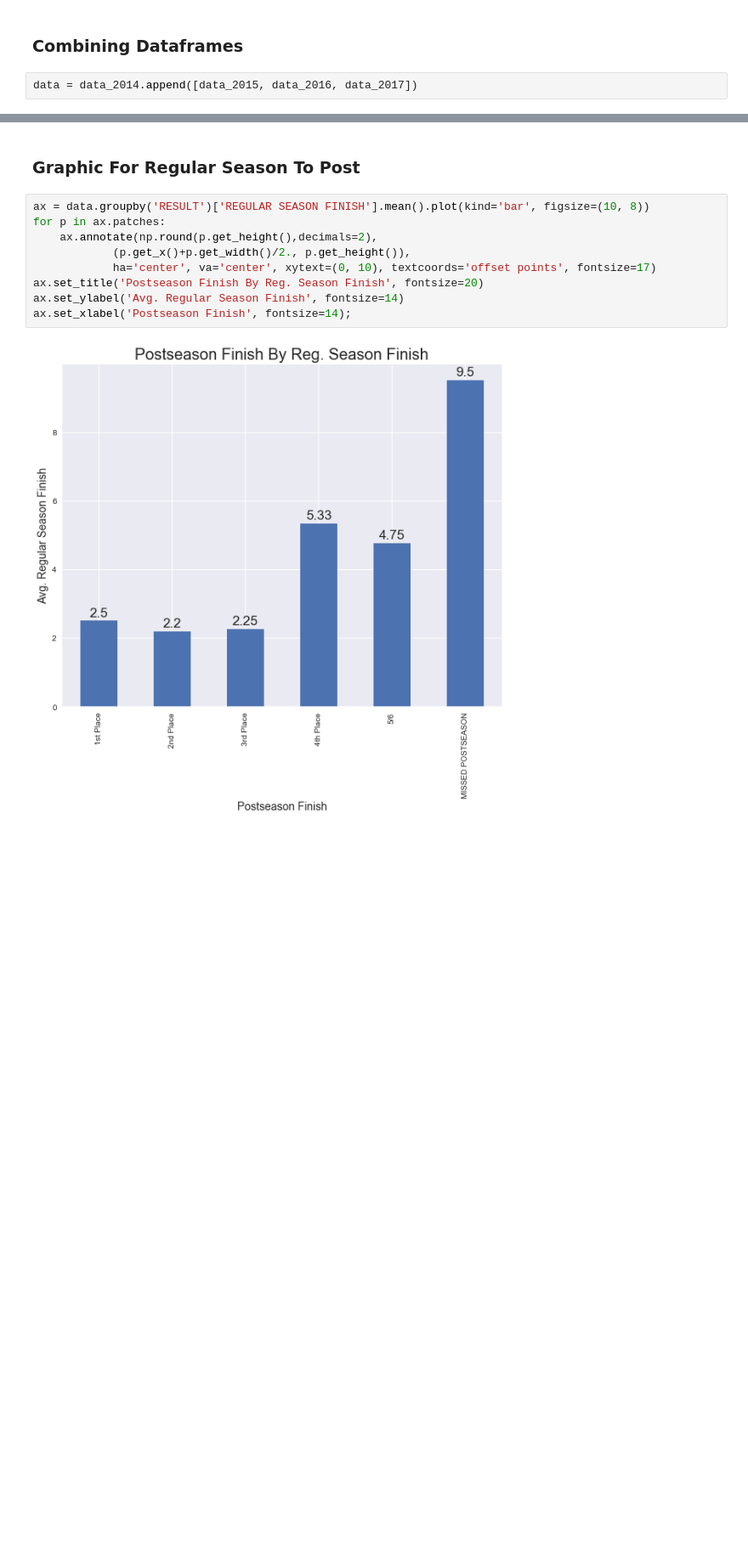
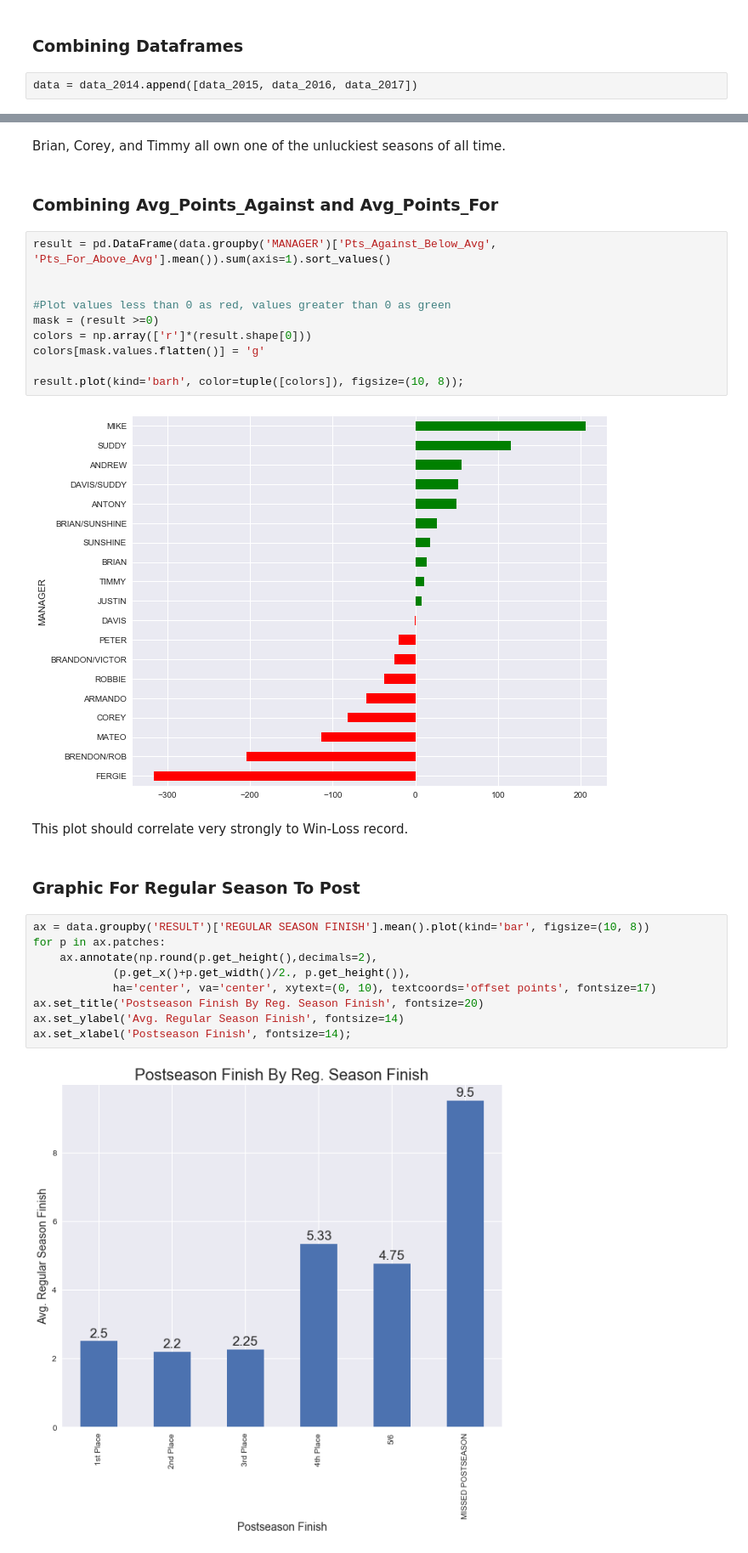
Before and after one commit to mikestef235/FF_owners, a Jupyter notebook: iPython_Notebooks/2018-2019 EOY Owner Rankings.ipynb, the cells around one changed output, grey strips where cells are left out. Shown: that part at 85% size. Saved outputs shown, nothing was run; the diff lists cells and outputs as text; blank space fills up the shorter version.

```diff
--- a/iPython_Notebooks/2018-2019 EOY Owner Rankings.ipynb
+++ b/iPython_Notebooks/2018-2019 EOY Owner Rankings.ipynb
@@ -64,3 +114,21 @@ data.sort_values('Win_Pct')
+# %% [markdown]
+Brian, Corey, and Timmy all own one of the unluckiest seasons of all time.
+# %% [markdown]
+### Combining Avg_Points_Against and Avg_Points_For
+# %%
+result = pd.DataFrame(data.groupby('MANAGER')['Pts_Against_Below_Avg', 'Pts_For_Above_Avg'].mean()).sum(axis=1).sort_values()
+
+
+#Plot values less than 0 as red, values greater than 0 as green
+mask = (result >=0)
+colors = np.array(['r']*(result.shape[0]))
+colors[mask.values.flatten()] = 'g'
+
+result.plot(kind='barh', color=tuple([colors]), figsize=(10, 8));
+# %% [output]
+[figure, added]
+# %% [markdown]
+This plot should correlate very strongly to Win-Loss record.
 # %% [markdown]
 ### Graphic For Regular Season To Post
 # %%
```
Also changed, not shown: parts of 46 cells of this notebook.
